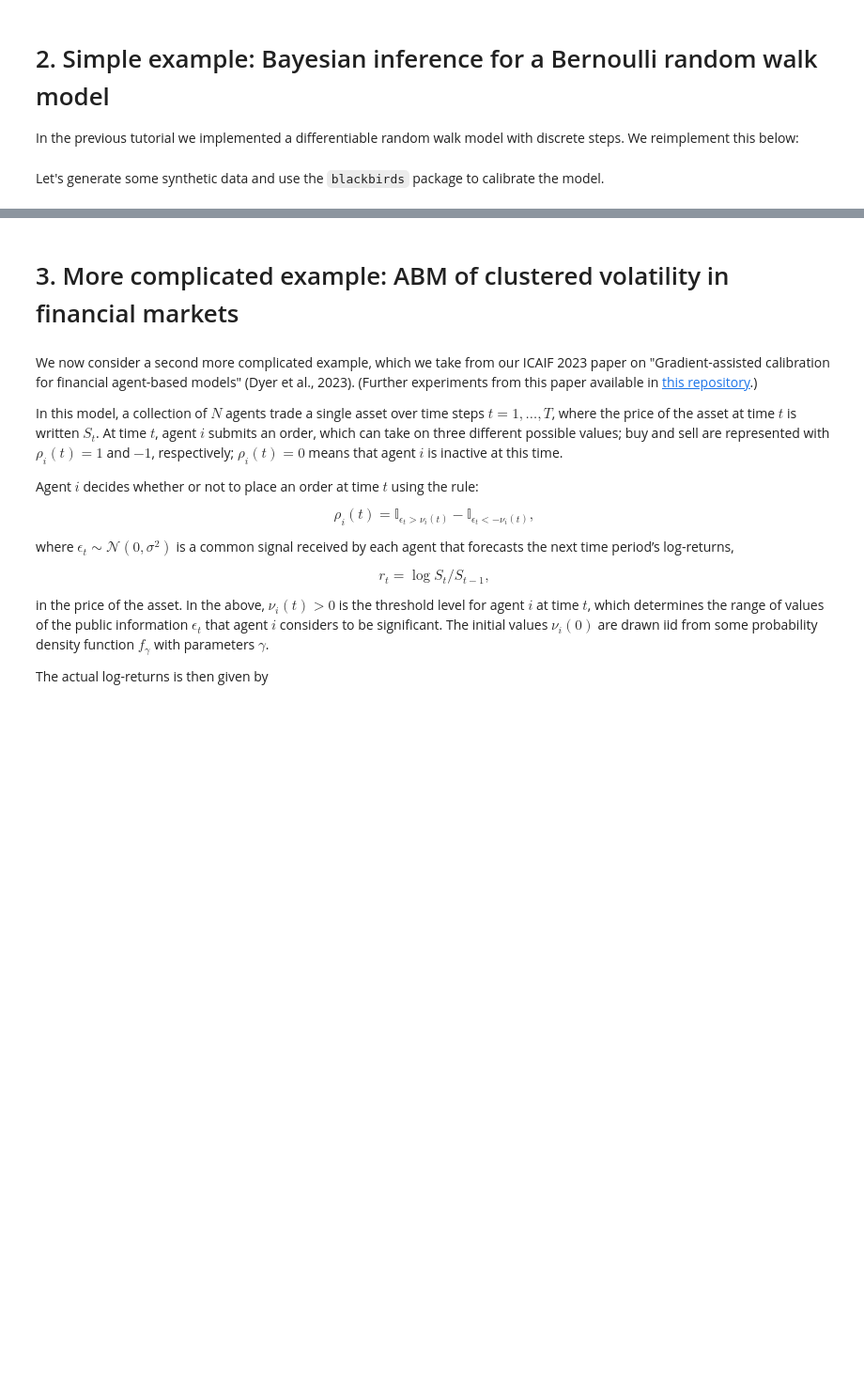
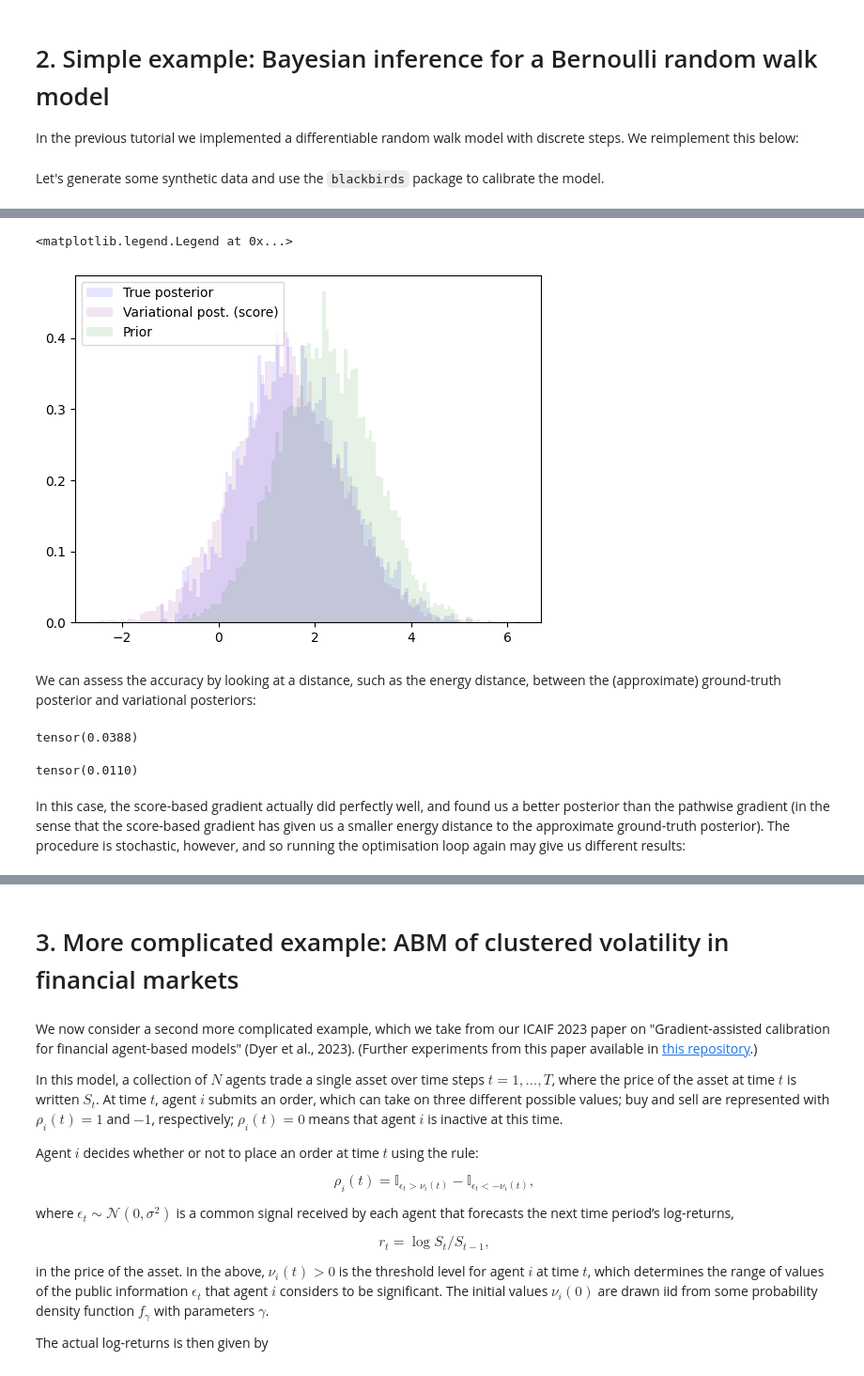
Before and after one commit to LargeAgentCollider/icaif_tutorial, a Jupyter notebook: notebooks/04-variational-inference.ipynb, the cells around one changed output, grey strips where cells are left out. Shown at 94% size. Drawn from its saved outputs; the diff is of its cells as text; code cells hidden in the pictures; blank space fills up the shorter version.

```diff
--- a/notebooks/04-variational-inference.ipynb
+++ b/notebooks/04-variational-inference.ipynb
@@ -124,0 +138,27 @@ We could improve upon this approximation by running the optimisation procedure f
+# %%
+q = TrainableGaussian()
+optimizer = torch.optim.Adam(q.parameters(), lr=5e-3)
+vi = VI(loss,
+    posterior_estimator=q,
+    prior=prior,
+    optimizer=optimizer,
+    w = 1, # this is a relative weight between the loss and the KL term
+    n_samples_per_epoch=20,
+    gradient_estimation_method='score'
+    )
+vi.run(x_true, n_epochs=1000, max_epochs_without_improvement=100)
+# %%
+score_posterior_samples, _ = q.sample(N_SAMPLES)
+# %%
+plt.hist(true_post_samples.reshape(-1).numpy(), alpha=0.1, label="True posterior",
+         bins=100, color='b', density=True)
+plt.hist(score_posterior_samples.detach().reshape(-1).numpy(),
+         bins=100, alpha=0.1, color='purple', label="Variational post. (score)", density=True);
+plt.hist(prior_samples.reshape(-1).numpy(),
+         bins=100, alpha=0.1, color='g', label="Prior", density=True);
+plt.legend(loc='upper left')
+# %% [output]
+<matplotlib.legend.Legend at 0x...>
+[figure, added]
+# %% [markdown]
+We can assess the accuracy by looking at a distance, such as the energy distance, between the (approximate) ground-truth posterior and variational posteriors:
@@ -124,0 +173,10 @@ We could improve upon this approximation by running the optimisation procedure f
+# %%
+ed(true_post_samples.unsqueeze(-1), posterior_samples).detach()
+# %% [output]
+tensor(0.0388)
+# %%
+ed(true_post_samples.unsqueeze(-1), score_posterior_samples).detach()
+# %% [output]
+tensor(0.0110)
+# %% [markdown]
+In this case, the score-based gradient actually did perfectly well, and found us a better posterior than the pathwise gradient (in the sense that the score-based gradient has given us a smaller energy distance to the approximate ground-truth posterior). The procedure is stochastic, however, and so running the optimisation loop again may give us different results:
```
Also changed, not shown: parts of 47 cells of this notebook.
